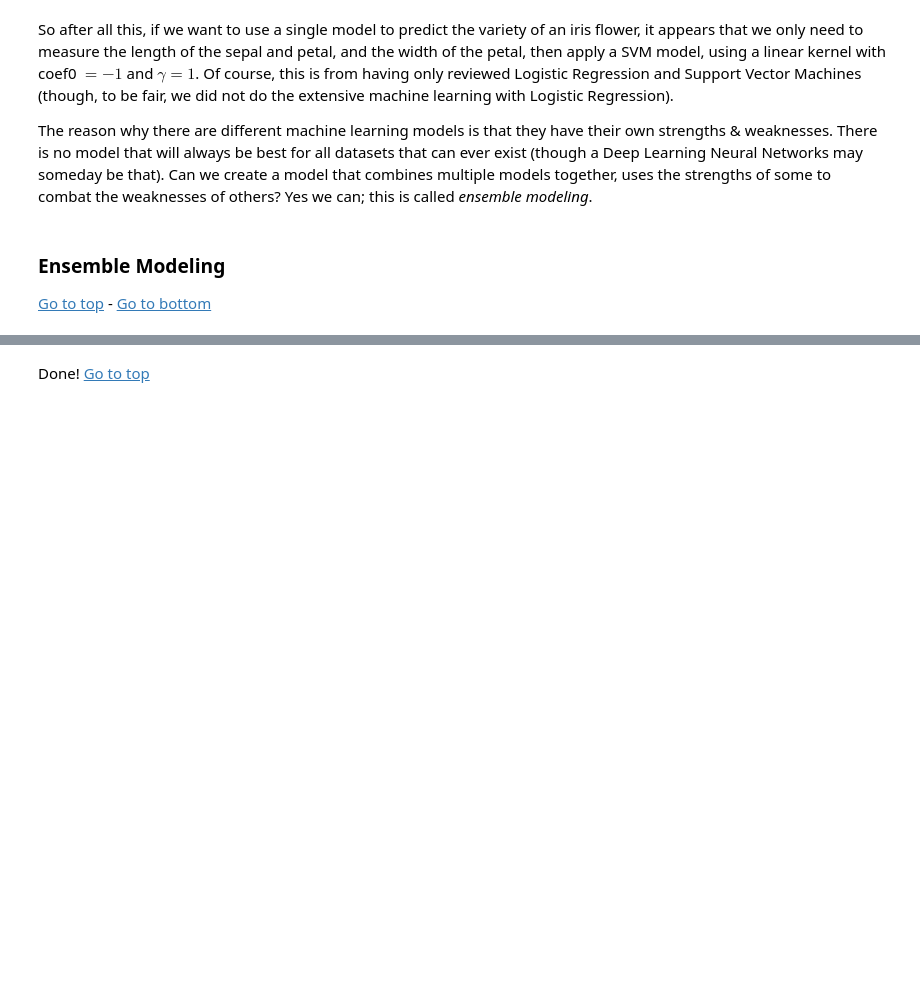
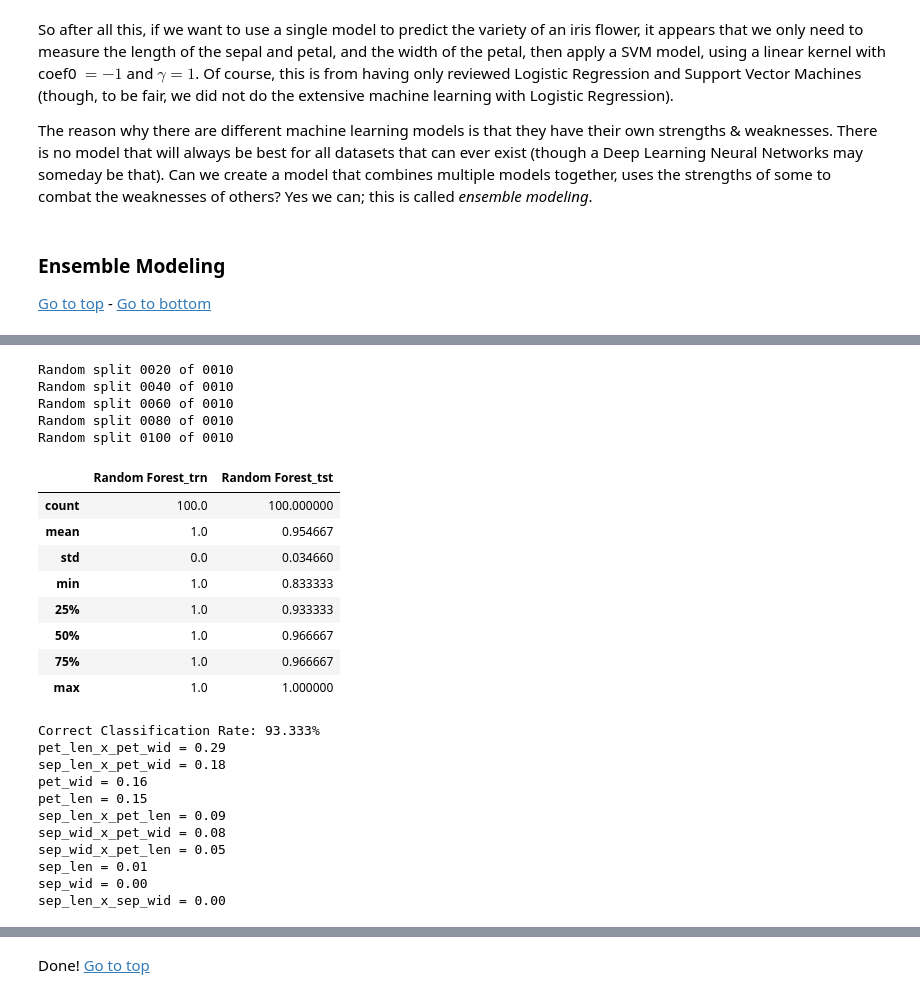
Before and after one commit to ahowe42/MachineLearningKernelsDemo, a Jupyter notebook: MachineLearningKernelsDemo.ipynb, the cells around one changed output, grey strips where cells are left out. Drawn from its saved outputs; the diff is of its cells as text; code cells hidden in the pictures; blank space fills up the shorter version.

```diff
--- a/MachineLearningKernelsDemo.ipynb
+++ b/MachineLearningKernelsDemo.ipynb
@@ -866,35 +1141,61 @@ _ = plot_tree(stkClas.final_estimator_, feature_names=feats, class_names=varieti
 # setup the random forest classifier
 numberTrees = 100
 RF = RandomForestClassifier(n_estimators=numberTrees, random_state=42, n_jobs=-1)
 
 # perform the cross-validation model evaluation
 # cross-validation is probably not strictly required, since each decision tree sees a different sample
-crossValScores = np.zeros((splits, 2), dtype=float )
-talkFreq = int(0.2*splits)
+crossValScores = np.zeros((crossVal.n_splits, 2), dtype=float )
+talkFreq = int(0.2*crossVal.n_splits)
 for i,(trn, tst) in enumerate(crossVal.split(data, labl)):
     # talk
     if (i+1) % talkFreq == 0:
         print('Random split %04d of %04d'%(i+1,splits))
     # get the training / testing data
     trnData = data[trn]; trnLabl = labl[trn]
     tstData = data[tst]; tstLabl = labl[tst]
     # fit & score
     RF.fit(X=trnData, y=trnLabl)
     crossValScores[i,0] = RF.score(X=trnData, y=trnLabl)
     crossValScores[i,1] = RF.score(X=tstData, y=tstLabl)
 
 # summarize & talk
 trnScores = pd.DataFrame(data=crossValScores[:,0], columns=['Random Forest'])
 tstScores = pd.DataFrame(data=crossValScores[:,1], columns=['Random Forest'])
 scores = trnScores.join(tstScores, how='inner', lsuffix='_trn', rsuffix='_tst').sort_index(axis=1)
 display(scores.describe())
 # final random forest performance
 print('Correct Classification Rate: %0.3f%%'%(100*crossValScores[-1,1]))
 # final random forest overall feature importances
 featImports = [(f, i) for f, i in zip(features, RF.feature_importances_)]
 featImports.sort(key=lambda x:x[1])
 for (f, i) in featImports[::-1]:
     print('%s = %0.2f'%(f,i))
+# %% [output]
+Random split 0020 of 0010
+Random split 0040 of 0010
+Random split 0060 of 0010
+Random split 0080 of 0010
+Random split 0100 of 0010
+|  | Random Forest_trn | Random Forest_tst |
+| count | 100.0 | 100.000000 |
+| mean | 1.0 | 0.954667 |
+| std | 0.0 | 0.034660 |
+| min | 1.0 | 0.833333 |
+| 25% | 1.0 | 0.933333 |
+| 50% | 1.0 | 0.966667 |
+| 75% | 1.0 | 0.966667 |
+| max | 1.0 | 1.000000 |
+Correct Classification Rate: 93.333%
+pet_len_x_pet_wid = 0.29
+sep_len_x_pet_wid = 0.18
+pet_wid = 0.16
+pet_len = 0.15
+sep_len_x_pet_len = 0.09
+sep_wid_x_pet_wid = 0.08
+sep_wid_x_pet_len = 0.05
+sep_len = 0.01
+sep_wid = 0.00
+sep_len_x_sep_wid = 0.00
 # %%
 ''' get some information from the last random forest '''
 # choose the best tree, based on the last testing set
```
Also changed, not shown: parts of 28 cells of this notebook.
